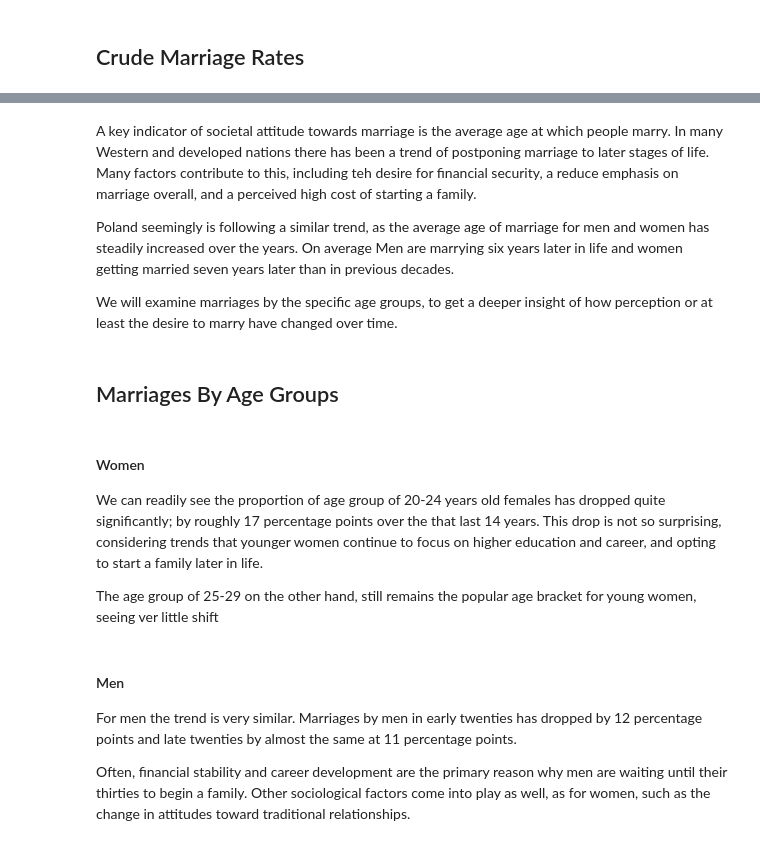
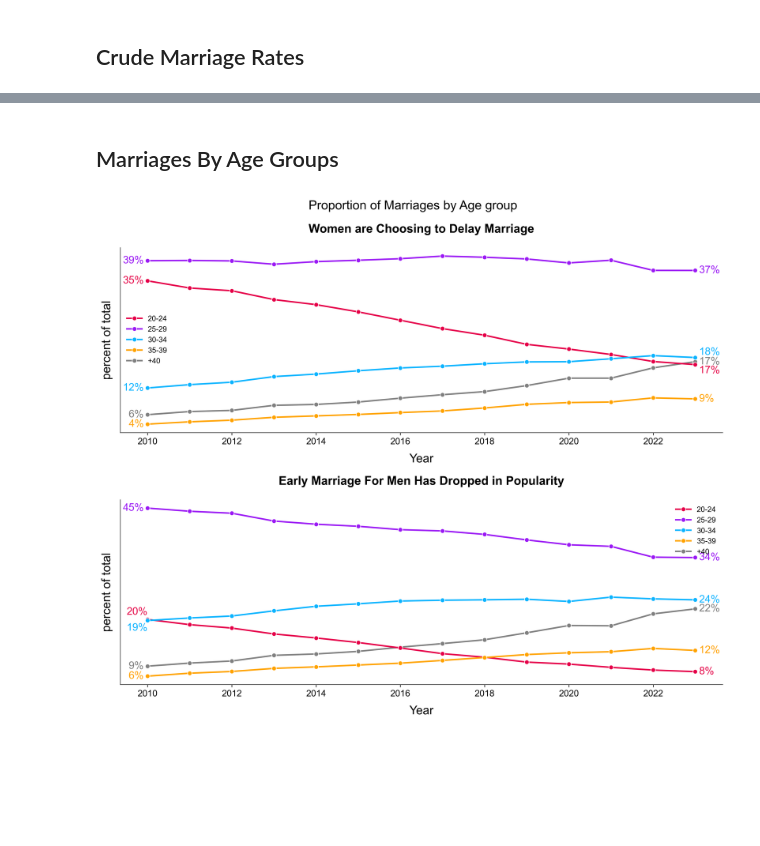
Before and after one commit to JGundisalvus/portfolio, a Jupyter notebook: polish_marriage_demographics/polish_marraige_trends.ipynb, the cells around one changed output, grey strips where cells are left out. Drawn from its saved outputs; the diff is of its cells as text; code cells hidden in the pictures; blank space fills up the shorter version.

```diff
--- a/polish_marriage_demographics/polish_marraige_trends.ipynb
+++ b/polish_marriage_demographics/polish_marraige_trends.ipynb
@@ -83,5 +112,5 @@ new_age_dict = {
 }
 
 df_marriage['age group'].replace(new_age_dict, inplace= True)
-df_marriage = df_marriage.groupby(['Year', 'sex', 'age group'])['Value'].sum().reset_index()
+df_marriage = df_marriage.groupby(['Year', 'gender', 'age group'])['Value'].sum().reset_index()
 df_marriage.head(6)
@@ -90,4 +127,4 @@ To aid in our Analysis, we will compute the percentage of the total of marriages
 # %%
-df_marriage['% of total'] = df_marriage['Value'] / df_marriage.groupby(['Year','sex'])['Value'].transform('sum')
-df_marriage['rank'] = df_marriage.groupby(['Year','sex'])['Value'].rank(ascending=False)
-df_marriage.head(6)
+df_marriage['percent of total'] = df_marriage['Value'] / df_marriage.groupby(['Year', 'gender'])['Value'].transform('sum')
+df_marriage['rank'] = df_marriage.groupby(['Year', 'gender'])['Value'].rank(ascending=False)
+df_marriage.head(12)
@@ -255,9 +414,3 @@ plt.show()
-# %% [markdown]
-A key indicator of societal attitude towards marriage is the average age at which people marry. In many Western and developed nations there has been a trend of postponing marriage to later stages of life. Many factors contribute to this, including teh desire for financial security, a reduce emphasis on marriage overall, and a perceived high cost of starting a family.
-
-Poland seemingly is following a similar trend, as the average age of marriage for men and women has steadily increased over the years. On average Men are marrying six years later in life and women getting married seven years later than in previous decades.
-
-We will examine marriages by the specific age groups, to get a deeper insight of how perception or at least the desire to marry have changed over time.
 # %% [markdown]
 ## Marriages By Age Groups
 # %%
@@ -271,19 +424,19 @@ custom_palette = {
 }
 # %%
 import matplotlib.ticker as mtick
-fig, axes = plt.subplots(2, 1, figsize=(12, 8))
+fig, axes  = plt.subplots(2, 1, figsize=(12, 10))
 fig.suptitle('Proportion of Marriages by Age group')
 
-for i, sex in enumerate(df_marriage['sex'].unique()):
-    df_temp = df_marriage[(df_marriage['sex'] == sex) & (df_marriage['age group'] != '<20')]
+for i, gender in enumerate(df_marriage['gender'].unique()):
+    df_temp = df_marriage[(df_marriage['gender'] == gender) & (df_marriage['age group'] != '<20')]
 
-    sns.lineplot(df_temp, x='Year', y='% of total', ax=axes[i], hue='age group', marker='o', palette=custom_palette)
+    sns.lineplot(df_temp, x='Year', y='percent of total', ax=axes[i], hue='age group', marker='o', palette=custom_palette)
 
     handles, labels = axes[i].get_legend_handles_labels()
 
     order = [1,2,3,4,0]
     axes[i].legend([handles[idx] for idx in order], [labels[idx] for idx in order])
-    axes[i].set_title(f'{"Women are Choosing to Delay Marriage" if sex == "female" else "Early Marriage For Men Has Dropped in Popularity"}')
+    axes[i].set_title(f'{"Women are Choosing to Delay Marriage" if gender == "female" else "Early Marriage For Men Has Dropped in Popularity"}')
     axes[i].yaxis.set_major_formatter(mtick.PercentFormatter(xmax=1, decimals=0))  # Assuming 'Value' is in the range [0, 1]
 
     for age_group in df_temp['age group'].unique():
@@ -296,48 +449,42 @@ for i, sex in enumerate(df_marriage['sex'].unique()):
         xy_pos_first = (-5, 0)
 
         # Manually adjusting the position of annotations
-        if sex == 'female':
+        if gender == 'female':
             if age_group == '20-24':
                 xy_pos_last = (5,-8)
             elif age_group == '30-34':
                 xy_pos_last = (5,7)
 
-        if sex == 'male':
+        if gender == 'male':
             if age_group == '20-24':
                 xy_pos_first = (0, 10)
             elif age_group == '30-34':
                 xy_pos_first = (0, -10)
 
-        last_text = axes[i].annotate("{:.0%}".format(last_row['% of total']),
-                         xy = (last_row['Year'],last_row['% of total']),
+        last_text = axes[i].annotate("{:.0%}".format(last_row['percent of total']),
+                         xy = (last_row['Year'],last_row['percent of total']),
                          xytext = xy_pos_last,
                          textcoords = 'offset points',
                          ha = 'left',
                          va = 'center',
                          fontsize = 14,
                          color = custom_palette[age_group])
 
-        first_text = axes[i].annotate("{:.0%}".format(first_row['% of total']),
-                         xy = (first_row['Year'], first_row['% of total']),
+        first_text = axes[i].annotate("{:.0%}".format(first_row['percent of total']),
+                         xy = (first_row['Year'], first_row['percent of total']),
                          xytext = xy_pos_first,
                          textcoords = 'offset points',
                          ha = 'right',
                          va = 'center',
                          fontsize = 14,
                          color = custom_palette[age_group])
 
 for ax in axes:
     ax.set_yticks([])
     ax.yaxis.set_ticks_position('none')
+
 plt.tight_layout()
-plt.show()
+plt.savefig('./charts/proportion_by_age.png')
+# plt.show()
+# %% [output]
+[figure, added]
-# %% [markdown]
-#### Women
-We can readily see the proportion of age group of 20-24 years old females has dropped quite significantly; by roughly 17 percentage points over the that last 14 years. This drop is not so surprising, considering trends that younger women continue to focus on higher education and career, and opting to start a family later in life.
-
-The age group of 25-29 on the other hand, still remains the popular age bracket for young women, seeing ver little shift
-# %% [markdown]
-#### Men
-For men the trend is very similar. Marriages by men in early twenties has dropped by 12 percentage points and late twenties by almost the same at 11 percentage points.
-
-Often, financial stability and career development are the primary reason why men are waiting until their thirties to begin a family. Other sociological factors come into play as well, as for women, such as the change in attitudes toward traditional relationships.
```
Also changed, not shown: parts of 48 cells of this notebook, 6 other files.
